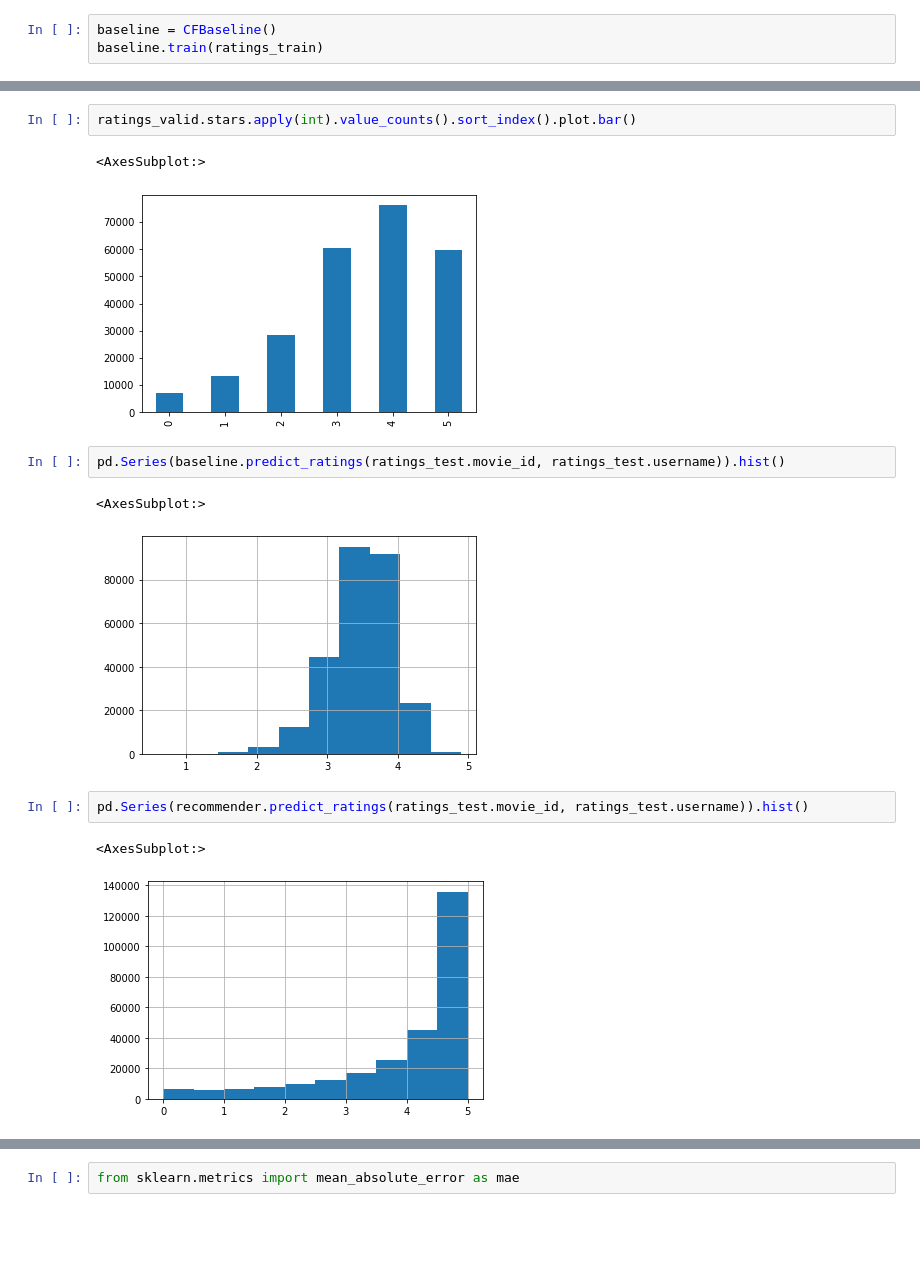
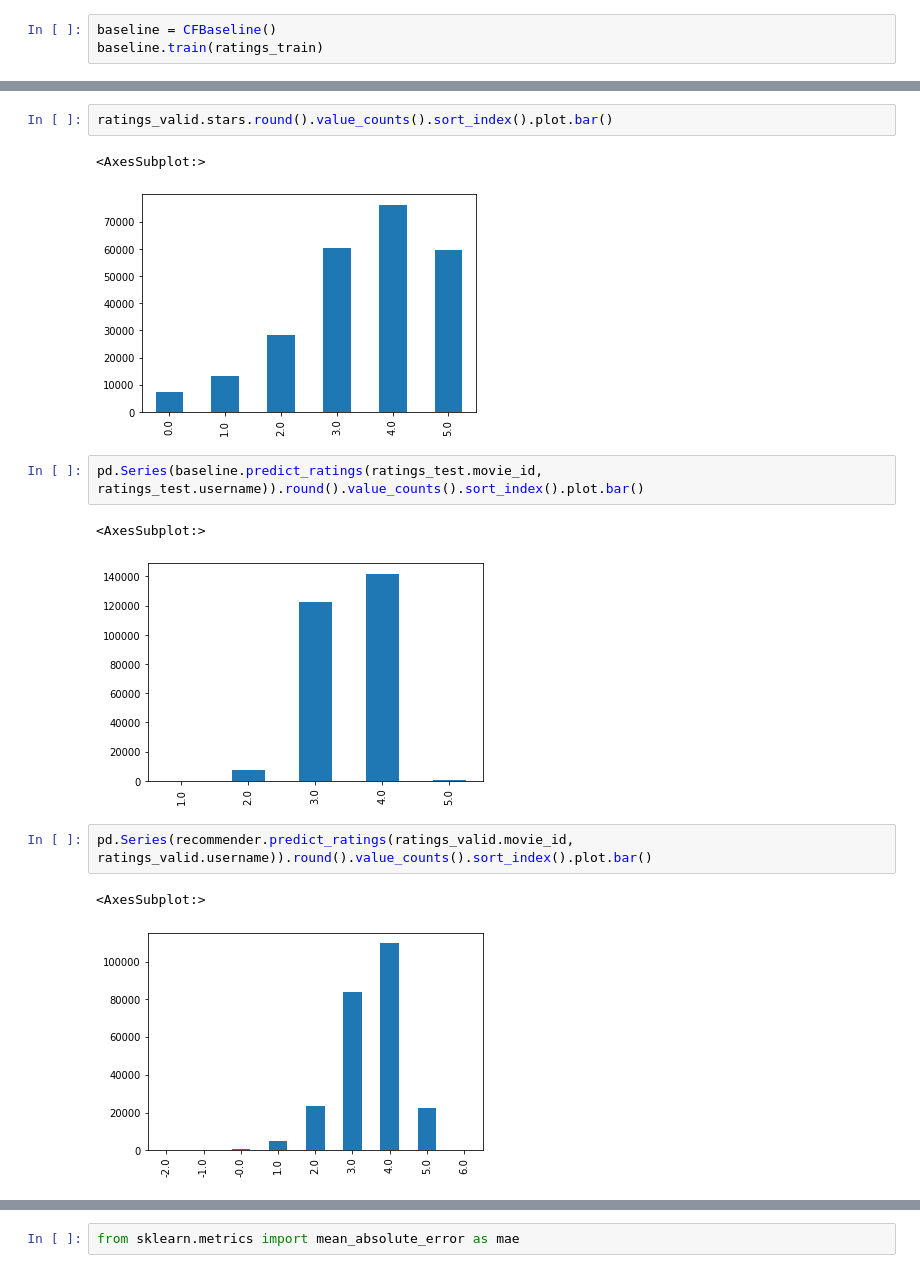
Before and after one commit to prompteus/csfd-movie-recommender, a Jupyter notebook: src/recommend/notebooks/cf_playground.ipynb, the cells around one changed output, grey strips where cells are left out. Saved outputs shown, nothing was run; the diff lists cells and outputs as text; blank space fills up the shorter version.

```diff
--- a/src/recommend/notebooks/cf_playground.ipynb
+++ b/src/recommend/notebooks/cf_playground.ipynb
@@ -135,15 +102,15 @@ pd.DataFrame({
 # %%
-ratings_valid.stars.apply(int).value_counts().sort_index().plot.bar()
+ratings_valid.stars.round().value_counts().sort_index().plot.bar()
 # %% [output]
 <AxesSubplot:>
-[figure, old version]
+[figure, new version]
 # %%
-pd.Series(baseline.predict_ratings(ratings_test.movie_id, ratings_test.username)).hist()
+pd.Series(baseline.predict_ratings(ratings_test.movie_id, ratings_test.username)).round().value_counts().sort_index().plot.bar()
 # %% [output]
 <AxesSubplot:>
-[figure, old version]
+[figure, new version]
 # %%
-pd.Series(recommender.predict_ratings(ratings_test.movie_id, ratings_test.username)).hist()
+pd.Series(recommender.predict_ratings(ratings_valid.movie_id, ratings_valid.username)).round().value_counts().sort_index().plot.bar()
 # %% [output]
 <AxesSubplot:>
-[figure, old version]
+[figure, new version]
```
Also changed, not shown: parts of 10 cells of this notebook, 3 other files.
